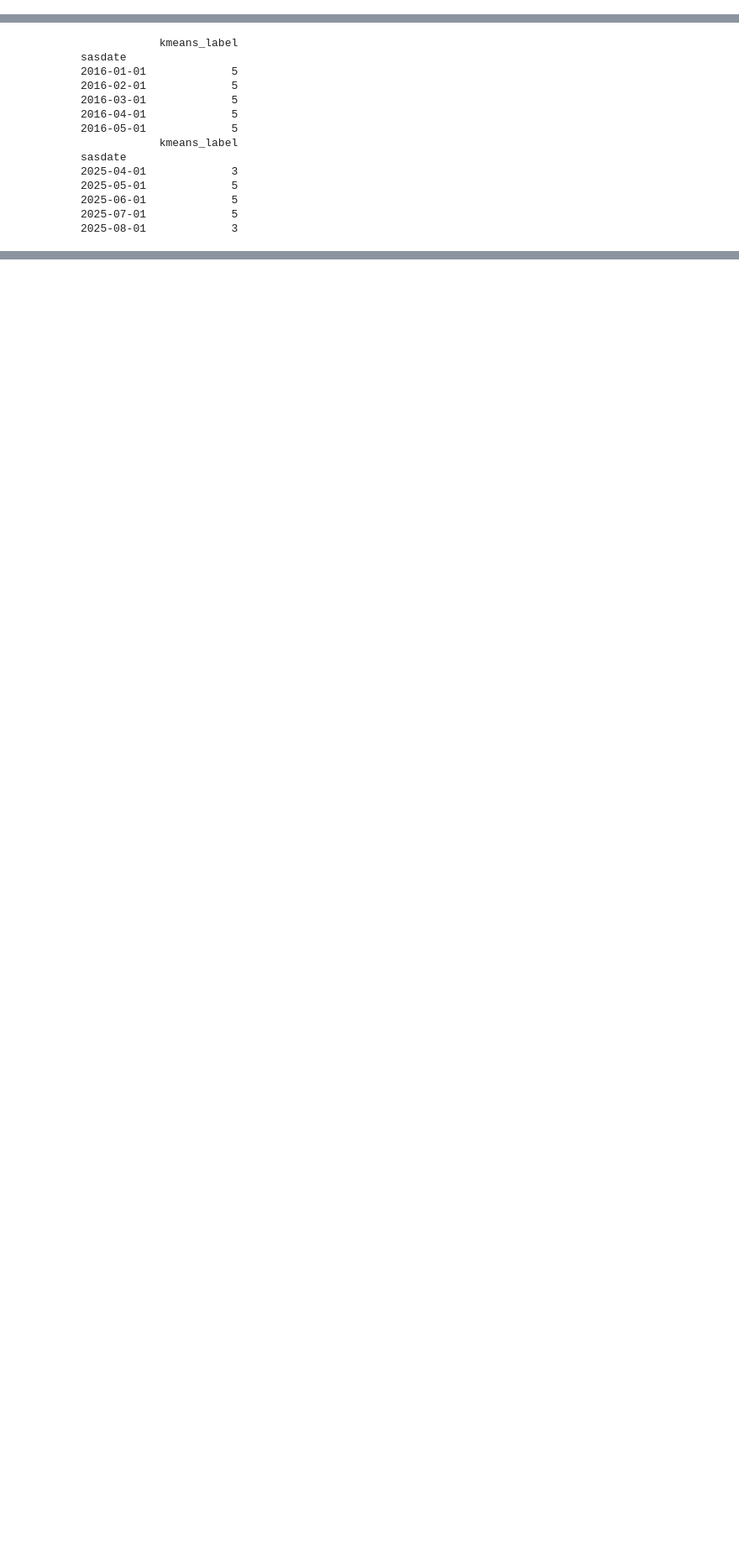
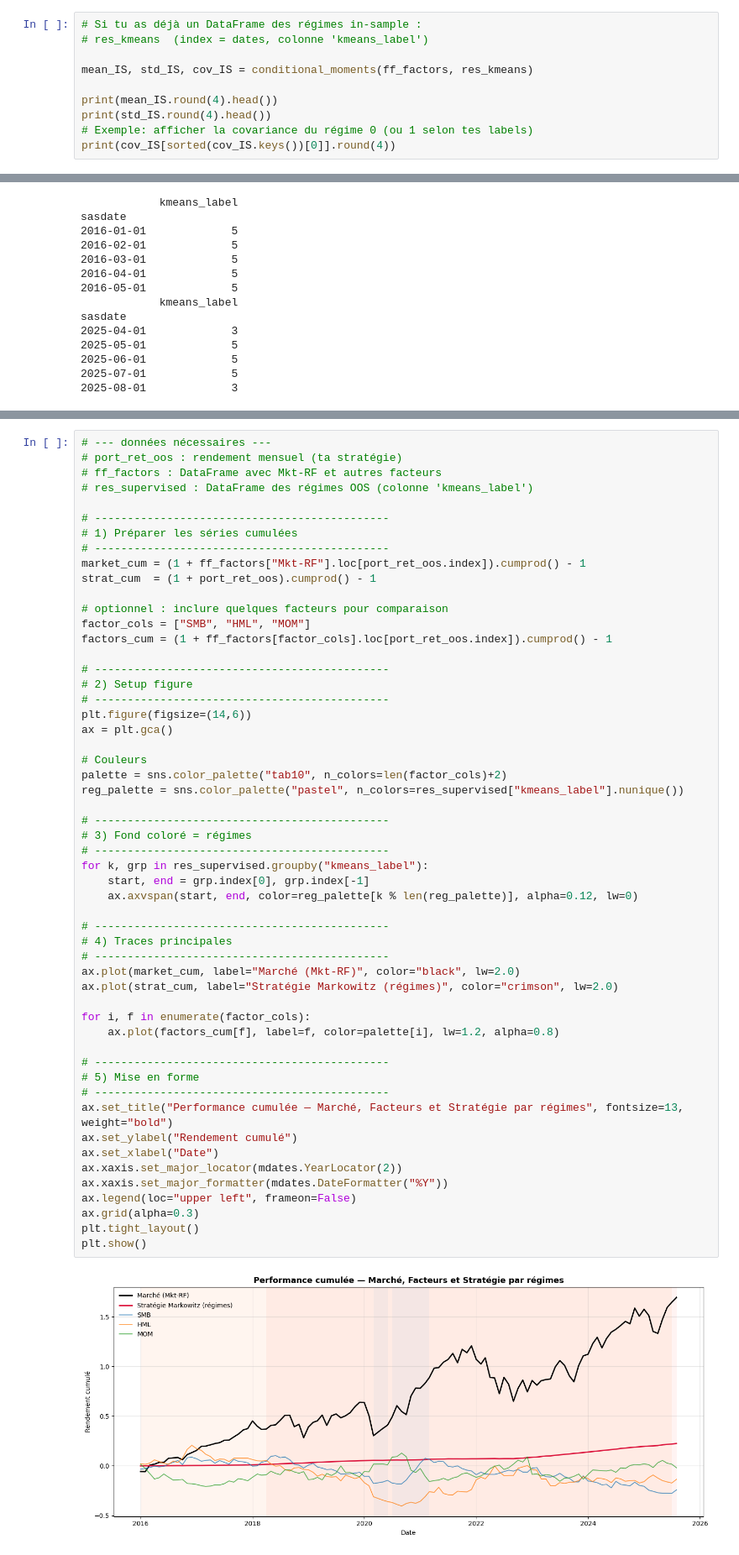
Before and after one commit to alexisdantzikian/ML_PM, a Jupyter notebook: nbs/main.ipynb, the cells around one changed output, grey strips where cells are left out. Shown: that part at 84% size. Cells and saved outputs as stored; diff of their text form; blank space fills up the shorter version.

Commit message:
markowitze

```diff
--- a/nbs/main.ipynb
+++ b/nbs/main.ipynb
@@ -1009,3 +1032,13 @@ def conditional_moments(ff_factors, res_kmeans, cols=None):
     mean_df = pd.DataFrame(means).T
     std_df = pd.DataFrame(stds).T
     return mean_df, std_df, covs
+# %%
+# Si tu as déjà un DataFrame des régimes in-sample :
+# res_kmeans  (index = dates, colonne 'kmeans_label')
+
+mean_IS, std_IS, cov_IS = conditional_moments(ff_factors, res_kmeans)
+
+print(mean_IS.round(4).head())
+print(std_IS.round(4).head())
+# Exemple: afficher la covariance du régime 0 (ou 1 selon tes labels)
+print(cov_IS[sorted(cov_IS.keys())[0]].round(4))
@@ -1065,0 +1155,56 @@ sasdate
+# %%
+# --- données nécessaires ---
+# port_ret_oos : rendement mensuel (ta stratégie)
+# ff_factors : DataFrame avec Mkt-RF et autres facteurs
+# res_supervised : DataFrame des régimes OOS (colonne 'kmeans_label')
+
+# ---------------------------------------------
+# 1) Préparer les séries cumulées
+# ---------------------------------------------
+market_cum = (1 + ff_factors["Mkt-RF"].loc[port_ret_oos.index]).cumprod() - 1
+strat_cum  = (1 + port_ret_oos).cumprod() - 1
+
+# optionnel : inclure quelques facteurs pour comparaison
+factor_cols = ["SMB", "HML", "MOM"]
+factors_cum = (1 + ff_factors[factor_cols].loc[port_ret_oos.index]).cumprod() - 1
+
+# ---------------------------------------------
+# 2) Setup figure
+# ---------------------------------------------
+plt.figure(figsize=(14,6))
+ax = plt.gca()
+
+# Couleurs
+palette = sns.color_palette("tab10", n_colors=len(factor_cols)+2)
+reg_palette = sns.color_palette("pastel", n_colors=res_supervised["kmeans_label"].nunique())
+
+# ---------------------------------------------
+# 3) Fond coloré = régimes
+# ---------------------------------------------
+for k, grp in res_supervised.groupby("kmeans_label"):
+    start, end = grp.index[0], grp.index[-1]
+    ax.axvspan(start, end, color=reg_palette[k % len(reg_palette)], alpha=0.12, lw=0)
+
+# ---------------------------------------------
+# 4) Traces principales
+# ---------------------------------------------
+ax.plot(market_cum, label="Marché (Mkt-RF)", color="black", lw=2.0)
+ax.plot(strat_cum, label="Stratégie Markowitz (régimes)", color="crimson", lw=2.0)
+
+for i, f in enumerate(factor_cols):
+    ax.plot(factors_cum[f], label=f, color=palette[i], lw=1.2, alpha=0.8)
+
+# ---------------------------------------------
+# 5) Mise en forme
+# ---------------------------------------------
+ax.set_title("Performance cumulée — Marché, Facteurs et Stratégie par régimes", fontsize=13, weight="bold")
+ax.set_ylabel("Rendement cumulé")
+ax.set_xlabel("Date")
+ax.xaxis.set_major_locator(mdates.YearLocator(2))
+ax.xaxis.set_major_formatter(mdates.DateFormatter("%Y"))
+ax.legend(loc="upper left", frameon=False)
+ax.grid(alpha=0.3)
+plt.tight_layout()
+plt.show()
+# %% [output]
+[figure, added]
```
Also changed, not shown: parts of 4 cells of this notebook.
